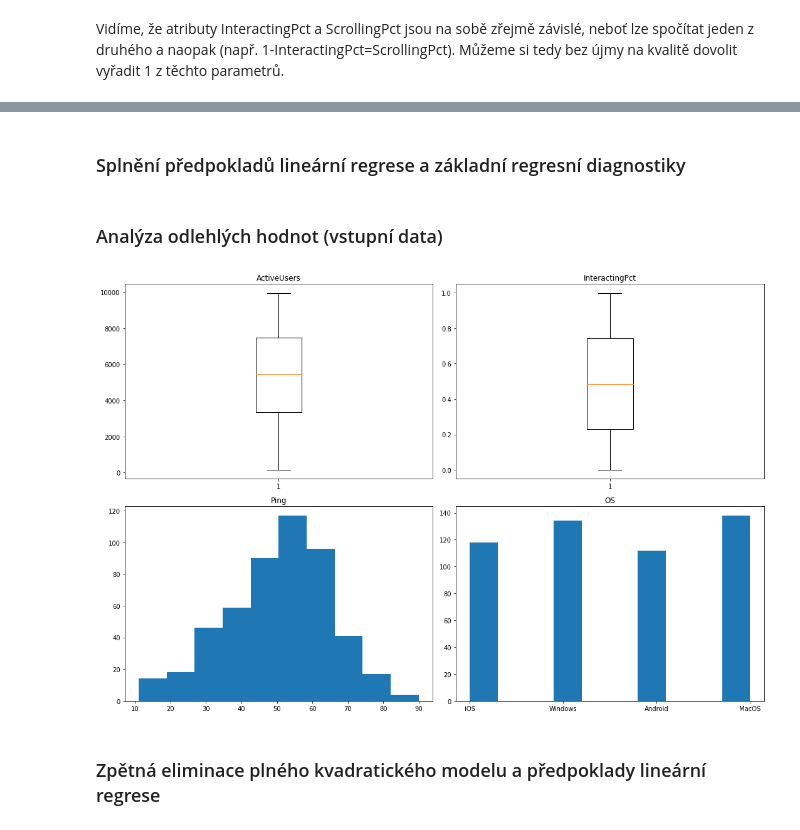
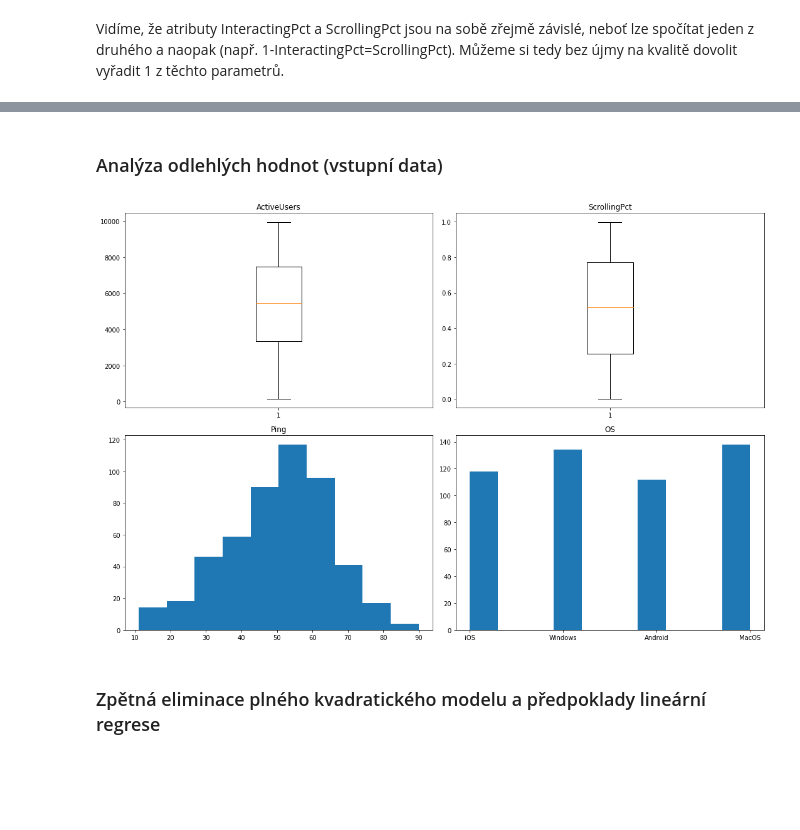
Before and after one commit to Filda99/FIT-MSP, a Jupyter notebook: Proj2/msp_proj2.ipynb, the cells around one changed output, grey strips where cells are left out. Saved outputs shown, nothing was run; the diff lists cells and outputs as text; code cells hidden in the pictures; blank space fills up the shorter version.

```diff
--- a/Proj2/msp_proj2.ipynb
+++ b/Proj2/msp_proj2.ipynb
@@ -337,7 +337,7 @@ plt.colorbar()
 plt.show()
 
 # odstraneni ScrollingPct sloupce + prejmenovani Ping sloupce
-data_task2 = data_task2.drop('ScrollingPct', axis=1)
+data_task2 = data_task2.drop('InteractingPct', axis=1)
 data_task2 = data_task2.rename(columns={'Ping [ms]': 'Ping'})
 print(data_task2)
 # %% [output]
@@ -358,36 +358,34 @@ print(data_task2)
 
 [502 rows x 4 columns]
-# %% [markdown]
-### Splnění předpokladů lineární regrese a základní regresní diagnostiky
 # %% [markdown]
 ### Analýza odlehlých hodnot (vstupní data)
 # %%
 # Set up a subplot with 2 rows and 2 columns
 fig, axes = plt.subplots(nrows=2, ncols=2, figsize=(15, 10))
 
 # Boxplot for ActiveUsers
 axes[0, 0].boxplot(data_task2['ActiveUsers'])
 axes[0, 0].set_title('ActiveUsers')
 
-# Boxplot for InteractingPct
-axes[0, 1].boxplot(data_task2['InteractingPct'])
-axes[0, 1].set_title('InteractingPct')
+# Boxplot for ScrollingPct
+axes[0, 1].boxplot(data_task2['ScrollingPct'])
+axes[0, 1].set_title('ScrollingPct')
 
 # plot distribution of Ping
 axes[1, 0].hist(data_task2['Ping'])
 axes[1, 0].set_title('Ping')
 
 # Histogram for OS column
 axes[1, 1].hist(data_task2['OSType'])
 axes[1, 1].set_title('OS')
 
 # Adjust layout to prevent overlapping
 plt.tight_layout()
 
 # Show the plot
 plt.show()
 # %% [output]
-[figure, old version]
+[figure, new version]
 # %% [markdown]
 ### Zpětná eliminace plného kvadratického modelu a předpoklady lineární regrese
 # %% [markdown]
```
Also changed, not shown: parts of 38 cells of this notebook.
